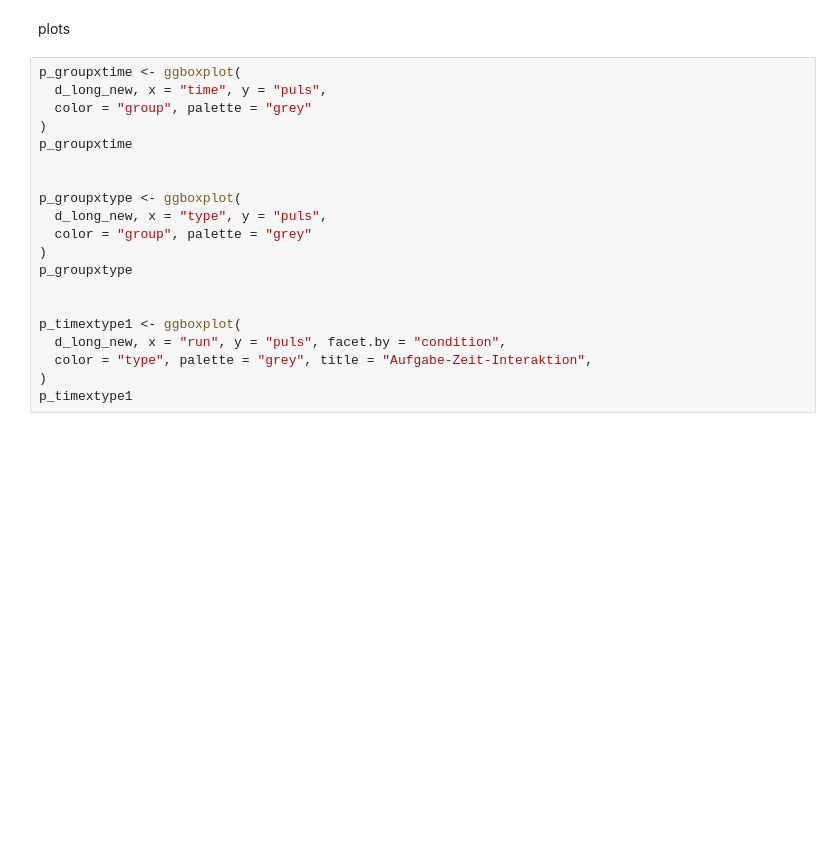
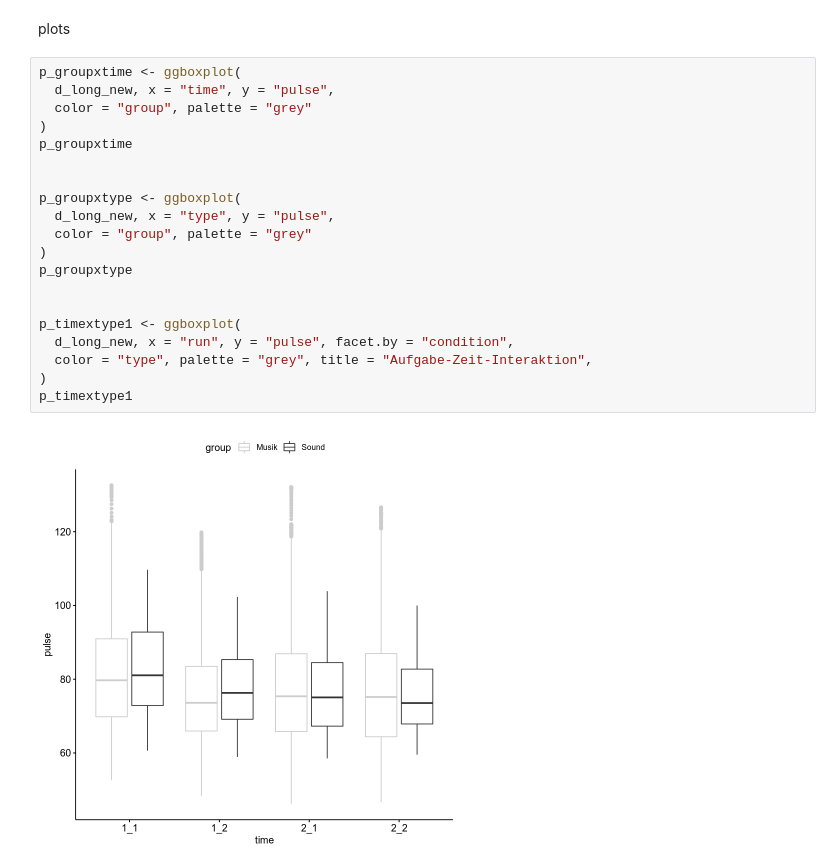
Before and after one commit to C0C0AN/MD_thesis_JanOttoHeiland, a Jupyter notebook: script/PulsStatistic.ipynb, the cells around one changed output. Drawn from its saved outputs; the diff is of its cells as text; blank space fills up the shorter version.

Commit message:
Anpassung pulse

```diff
--- a/script/PulsStatistic.ipynb
+++ b/script/PulsStatistic.ipynb
@@ -266,21 +328,23 @@ ERROR: Error in contrast(m1_ph, c1, adjust = "holm"): object 'm1_ph' not found
 plots
 # %%
 p_groupxtime <- ggboxplot(
-  d_long_new, x = "time", y = "puls",
+  d_long_new, x = "time", y = "pulse",
   color = "group", palette = "grey"
 )
 p_groupxtime
 
 
 p_groupxtype <- ggboxplot(
-  d_long_new, x = "type", y = "puls",
+  d_long_new, x = "type", y = "pulse",
   color = "group", palette = "grey"
 )
 p_groupxtype
 
 
 p_timextype1 <- ggboxplot(
-  d_long_new, x = "run", y = "puls", facet.by = "condition",
+  d_long_new, x = "run", y = "pulse", facet.by = "condition",
   color = "type", palette = "grey", title = "Aufgabe-Zeit-Interaktion",
 )
 p_timextype1
+# %% [output]
+[figure, added]
```
Also changed, not shown: parts of 8 cells of this notebook.
